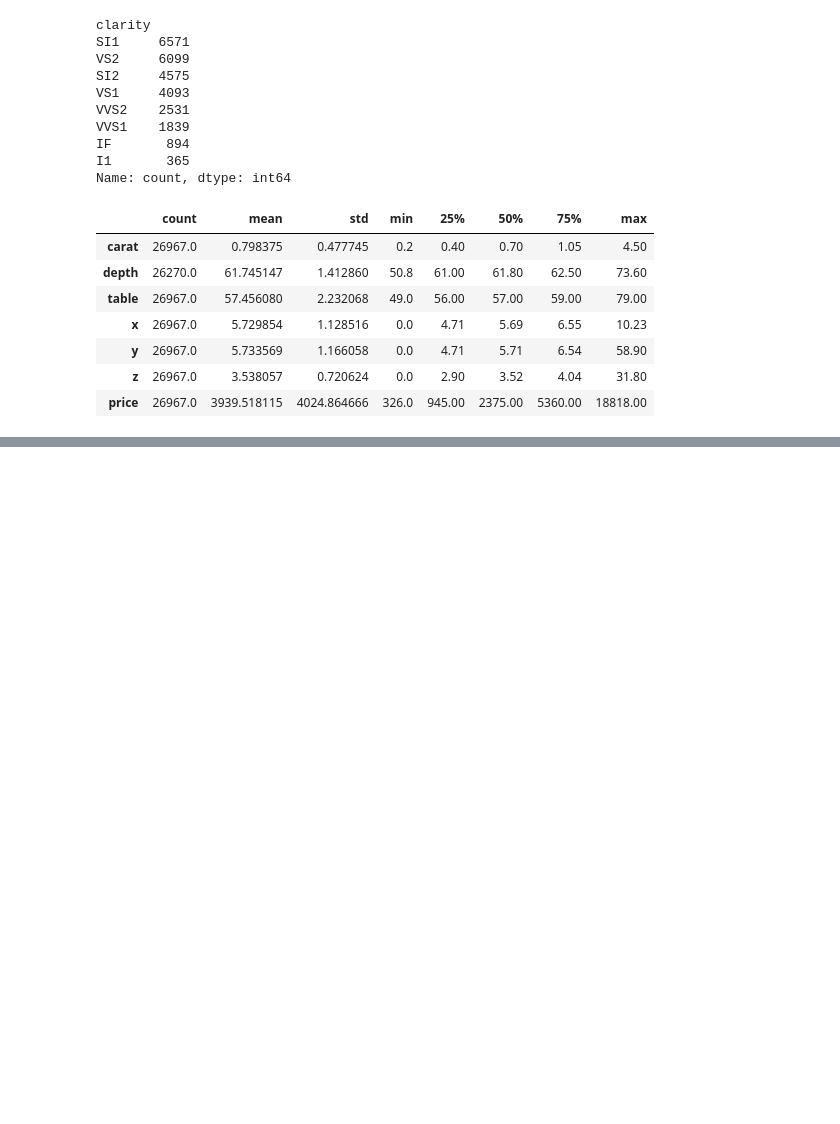
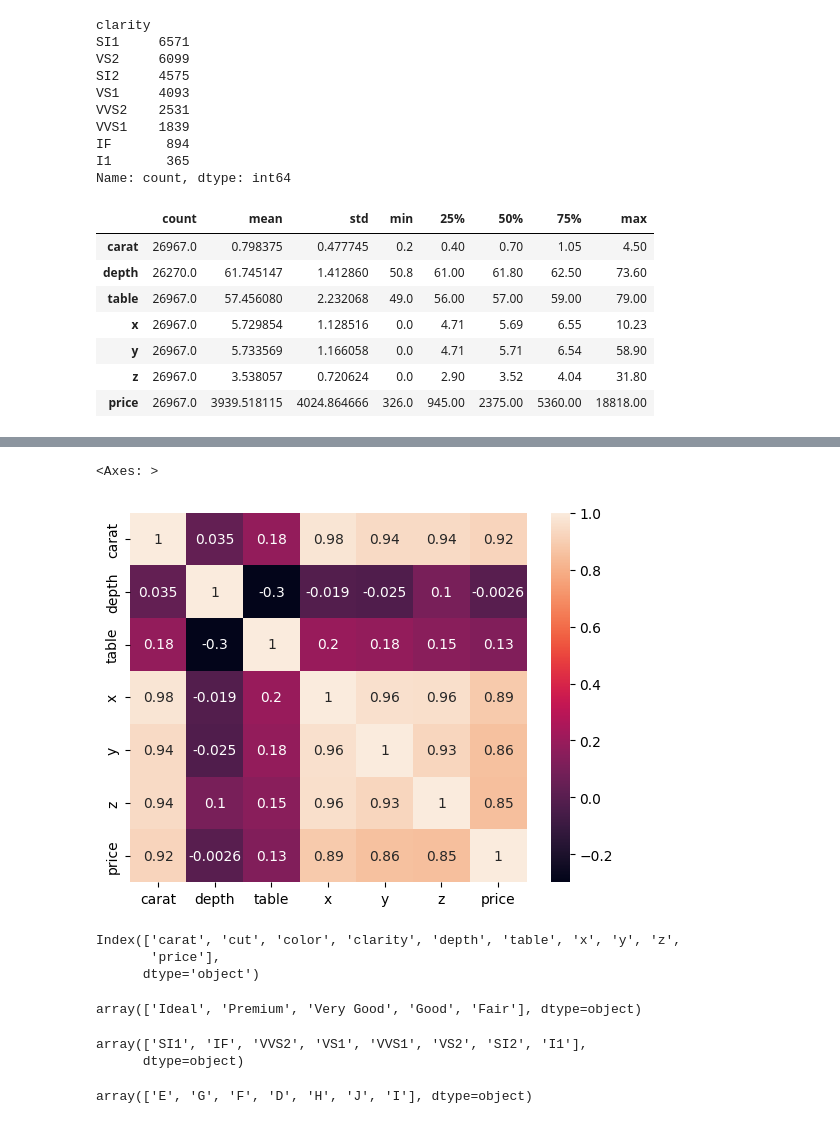
Before and after one commit to Subhana22/Diamond_Price_Prediction_Project, a Jupyter notebook: notebooks/research.ipynb, the cells around one changed output, grey strips where cells are left out. Cells and saved outputs as stored; diff of their text form; code cells hidden in the pictures; blank space fills up the shorter version.

```diff
--- a/notebooks/research.ipynb
+++ b/notebooks/research.ipynb
@@ -159,0 +168,25 @@ ModuleNotFoundError: No module named 'seaborn'
+# %%
+sns.heatmap(data[numerical_columns].corr(),annot=True)
+# %% [output]
+<Axes: >
+[figure, added]
+# %%
+data.columns
+# %% [output]
+Index(['carat', 'cut', 'color', 'clarity', 'depth', 'table', 'x', 'y', 'z',
+       'price'],
+      dtype='object')
+# %%
+# encoding  : we convert categorical features into numerical
+data["cut"].unique()
+# %% [output]
+array(['Ideal', 'Premium', 'Very Good', 'Good', 'Fair'], dtype=object)
+# %%
+data["clarity"].unique()
+# %% [output]
+array(['SI1', 'IF', 'VVS2', 'VS1', 'VVS1', 'VS2', 'SI2', 'I1'],
+      dtype=object)
+# %%
+data["color"].unique()
+# %% [output]
+array(['E', 'G', 'F', 'D', 'H', 'J', 'I'], dtype=object)
```
Also changed, not shown: parts of 7 cells of this notebook, 2 other files.
